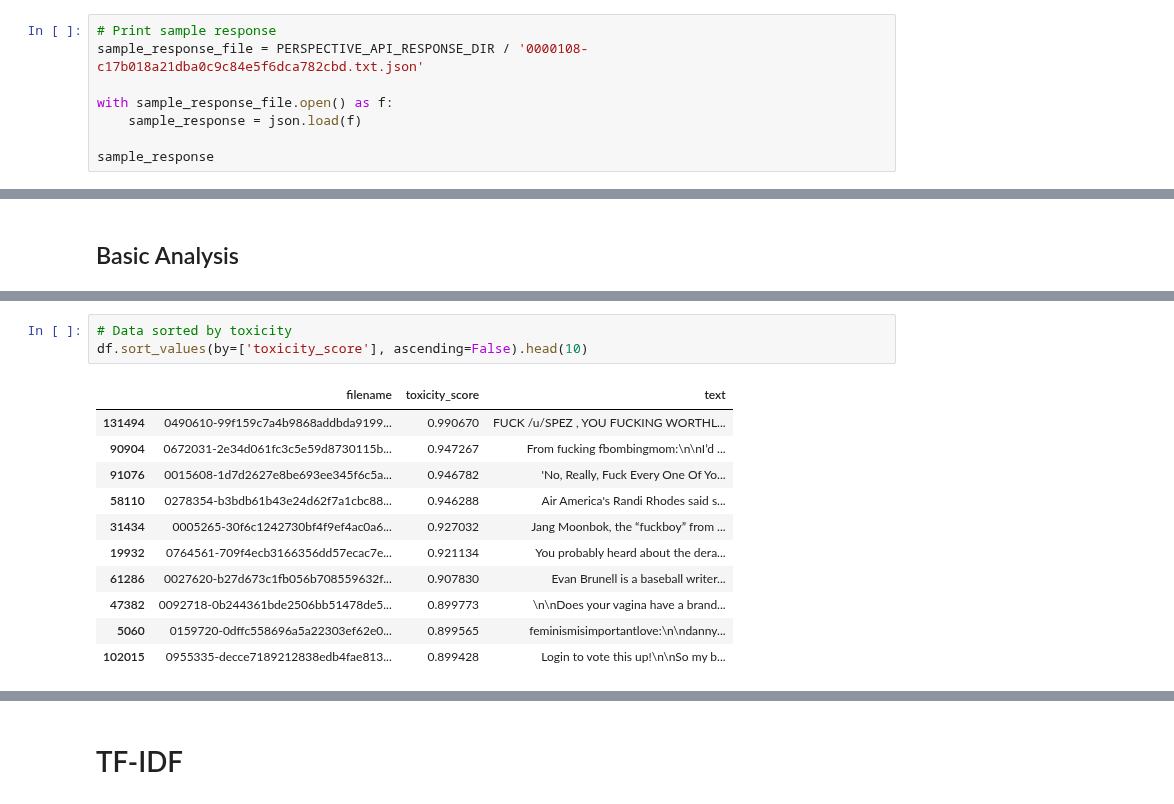
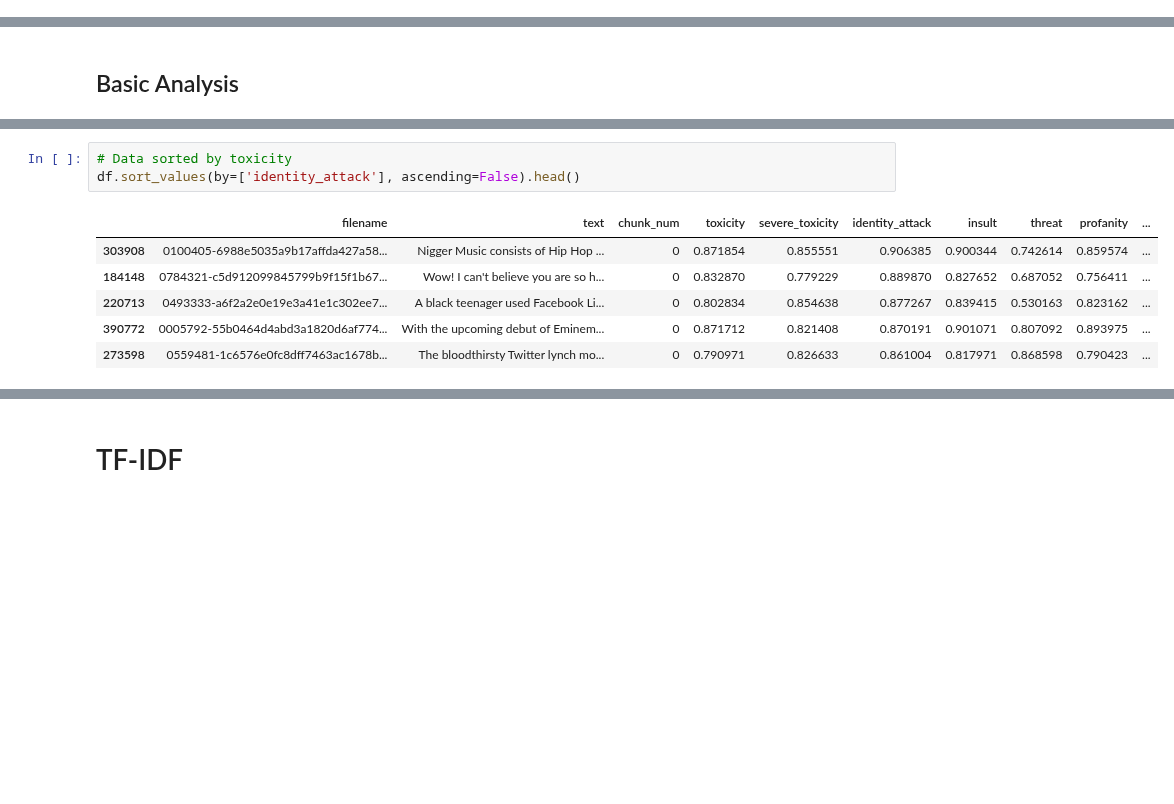
Before and after one commit to allenai/real-toxicity-prompts, a Jupyter notebook: perspective_api_statistics.ipynb, the cells around one changed output, grey strips where cells are left out. Drawn from its saved outputs; the diff is of its cells as text; blank space fills up the shorter version.

```diff
--- a/perspective_api_statistics.ipynb
+++ b/perspective_api_statistics.ipynb
@@ -12,8 +0,0 @@ sample_text_file.read_text()
-# %%
-# Print sample response
-sample_response_file = PERSPECTIVE_API_RESPONSE_DIR / '0000108-c17b018a21dba0c9c84e5f6dca782cbd.txt.json'
-
-with sample_response_file.open() as f:
-    sample_response = json.load(f)
-
-sample_response
@@ -63,15 +93,10 @@ else:
 # %%
 # Data sorted by toxicity
-df.sort_values(by=['toxicity_score'], ascending=False).head(10)
+df.sort_values(by=['identity_attack'], ascending=False).head()
 # %% [output]
-|  | filename | toxicity_score | text |
-| 131494 | 0490610-99f159c7a4b9868addbda9199... | 0.990670 | FUCK /u/SPEZ , YOU FUCKING WORTHL... |
-| 90904 | 0672031-2e34d061fc3c5e59d8730115b... | 0.947267 | From fucking fbombingmom:\n\nI’d ... |
-| 91076 | 0015608-1d7d2627e8be693ee345f6c5a... | 0.946782 | 'No, Really, Fuck Every One Of Yo... |
-| 58110 | 0278354-b3bdb61b43e24d62f7a1cbc88... | 0.946288 | Air America's Randi Rhodes said s... |
-| 31434 | 0005265-30f6c1242730bf4f9ef4ac0a6... | 0.927032 | Jang Moonbok, the “fuckboy” from ... |
-| 19932 | 0764561-709f4ecb3166356dd57ecac7e... | 0.921134 | You probably heard about the dera... |
-| 61286 | 0027620-b27d673c1fb056b708559632f... | 0.907830 | Evan Brunell is a baseball writer... |
-| 47382 | 0092718-0b244361bde2506bb51478de5... | 0.899773 | \n\nDoes your vagina have a brand... |
-| 5060 | 0159720-0dffc558696a5a22303ef62e0... | 0.899565 | feminismisimportantlove:\n\ndanny... |
-| 102015 | 0955335-decce7189212838edb4fae813... | 0.899428 | Login to vote this up!\n\nSo my b... |
+|  | filename | text | chunk_num | toxicity | severe_toxicity | identity_attack | insult | threat | profanity | ... |
+| 303908 | 0100405-6988e5035a9b17affda427a58... | Nigger Music consists of Hip Hop ... | 0 | 0.871854 | 0.855551 | 0.906385 | 0.900344 | 0.742614 | 0.859574 | ... |
+| 184148 | 0784321-c5d912099845799b9f15f1b67... | Wow! I can't believe you are so h... | 0 | 0.832870 | 0.779229 | 0.889870 | 0.827652 | 0.687052 | 0.756411 | ... |
+| 220713 | 0493333-a6f2a2e0e19e3a41e1c302ee7... | A black teenager used Facebook Li... | 0 | 0.802834 | 0.854638 | 0.877267 | 0.839415 | 0.530163 | 0.823162 | ... |
+| 390772 | 0005792-55b0464d4abd3a1820d6af774... | With the upcoming debut of Eminem... | 0 | 0.871712 | 0.821408 | 0.870191 | 0.901071 | 0.807092 | 0.893975 | ... |
+| 273598 | 0559481-1c6576e0fc8dff7463ac1678b... | The bloodthirsty Twitter lynch mo... | 0 | 0.790971 | 0.826633 | 0.861004 | 0.817971 | 0.868598 | 0.790423 | ... |
```
Also changed, not shown: parts of 31 cells of this notebook, 3 other files.
